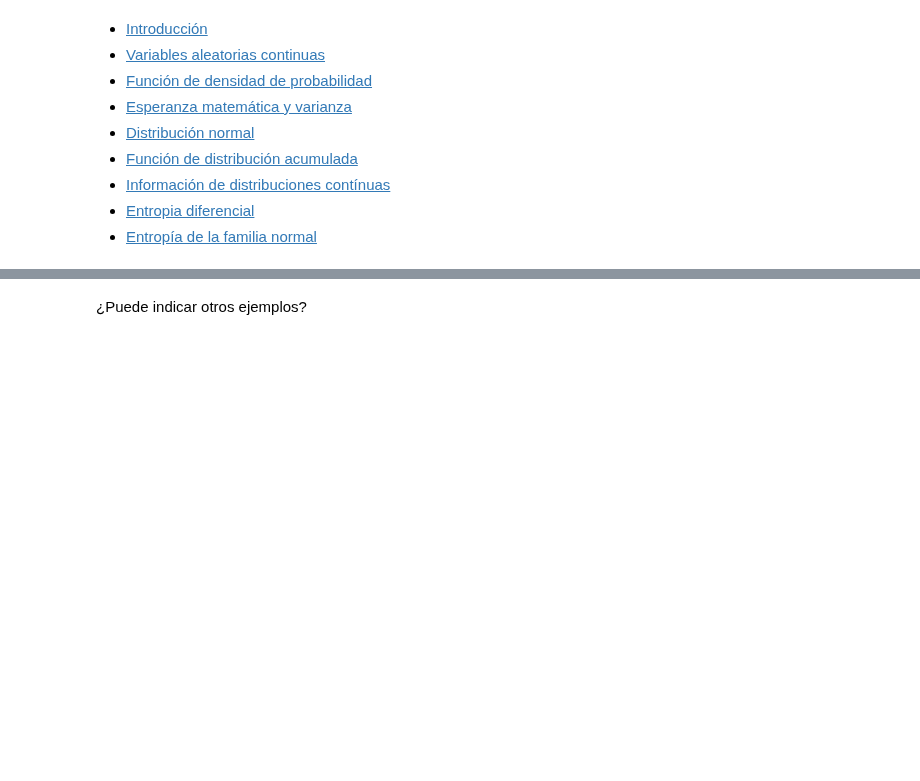
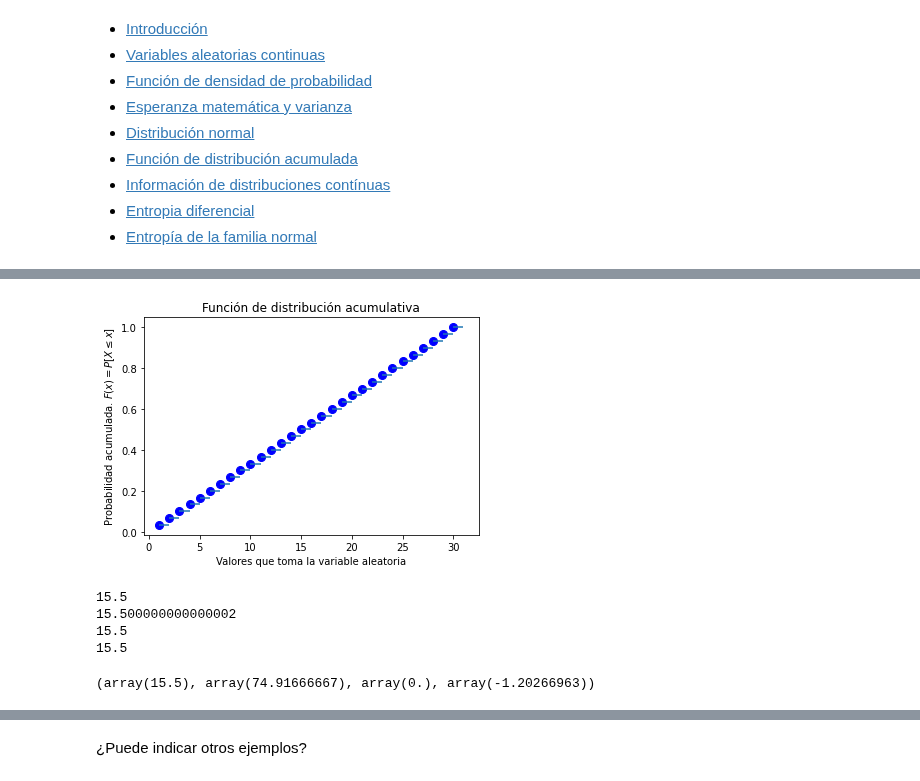
Before and after one commit to AprendizajeProfundo/diplomado-ciencia-de-datos, a Jupyter notebook: Matematicas-Estadistica/Cuadernos/Prob_Distribuciones_continuas.ipynb, the cells around one changed output, grey strips where cells are left out. Saved outputs shown, nothing was run; the diff lists cells and outputs as text; code cells hidden in the pictures; blank space fills up the shorter version.

```diff
--- a/Matematicas-Estadistica/Cuadernos/Prob_Distribuciones_continuas.ipynb
+++ b/Matematicas-Estadistica/Cuadernos/Prob_Distribuciones_continuas.ipynb
@@ -52,0 +106,25 @@ Esto es todo lo necesitamos saber para seguir la lección. Calcular una integral
+# %%
+Fx = X.cdf(x)
+plt.plot(x, Fx, 'bo', ms=8)
+plt.title("Función de distribución acumulativa")
+plt.xlabel("Valores que toma la variable aleatoria")
+plt.ylabel("Probabilidad acumulada. $F(x) = P[X \leq x]$")
+for i,j in zip(x, Fx):
+    plt.hlines(y=j, xmin=i, xmax=i+1)
+plt.show()
+# %% [output]
+[figure, added]
+# %%
+print(X.mean())
+print(X.expect())
+print(X.moment(1))
+print(X.stats("m"))
+# %% [output]
+15.5
+15.500000000000002
+15.5
+15.5
+# %%
+print(X.stats("mvsk"))
+# %% [output]
+(array(15.5), array(74.91666667), array(0.), array(-1.20266963))
```
Also changed, not shown: parts of 67 cells of this notebook, 1 other file.
